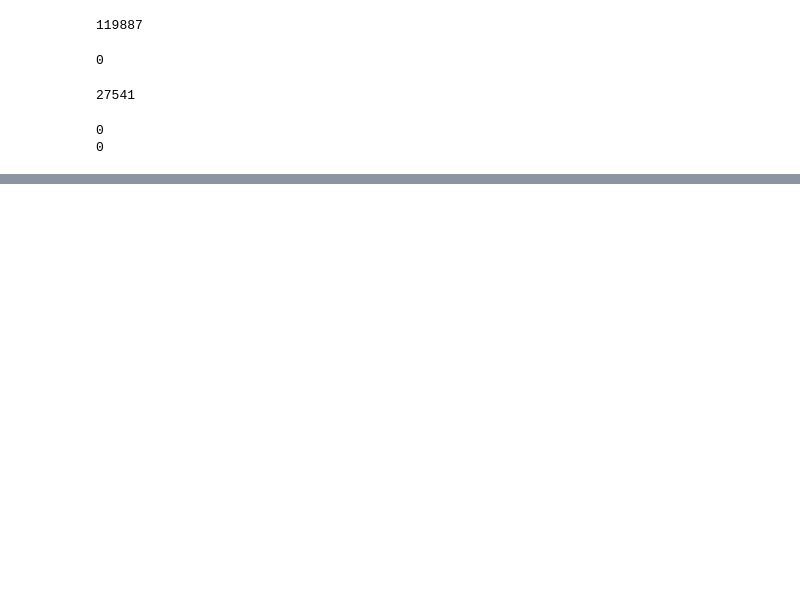
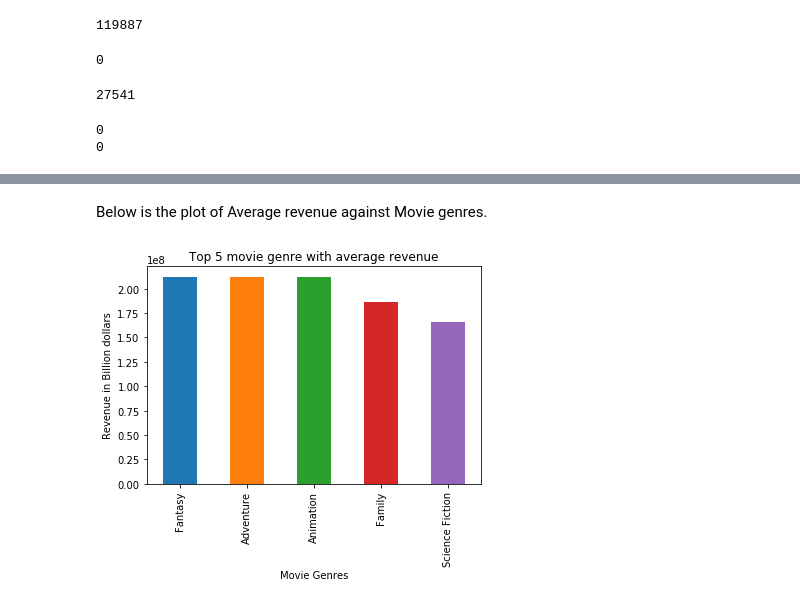
Before and after one commit to akshaybogar/TMDBMovies, a Jupyter notebook: TMDB_analysis.ipynb, the cells around one changed output, grey strips where cells are left out. Saved outputs shown, nothing was run; the diff lists cells and outputs as text; code cells hidden in the pictures; blank space fills up the shorter version.

Commit message:
Genre that makes most business

```diff
--- a/TMDB_analysis.ipynb
+++ b/TMDB_analysis.ipynb
@@ -181,0 +189,9 @@ print((df.revenue==0).sum())
+# %% [markdown]
+Below is the plot of Average revenue against Movie genres.
+# %%
+genre_rev=df.groupby('genres')['revenue'].mean()
+ax=genre_rev.nlargest(5).plot(kind='bar',title='Top 5 movie genre with average revenue');
+ax.set_xlabel('Movie Genres');
+ax.set_ylabel('Revenue in Billion dollars');
+# %% [output]
+[figure, added]
```
Also changed, not shown: parts of 1 cell of this notebook.
